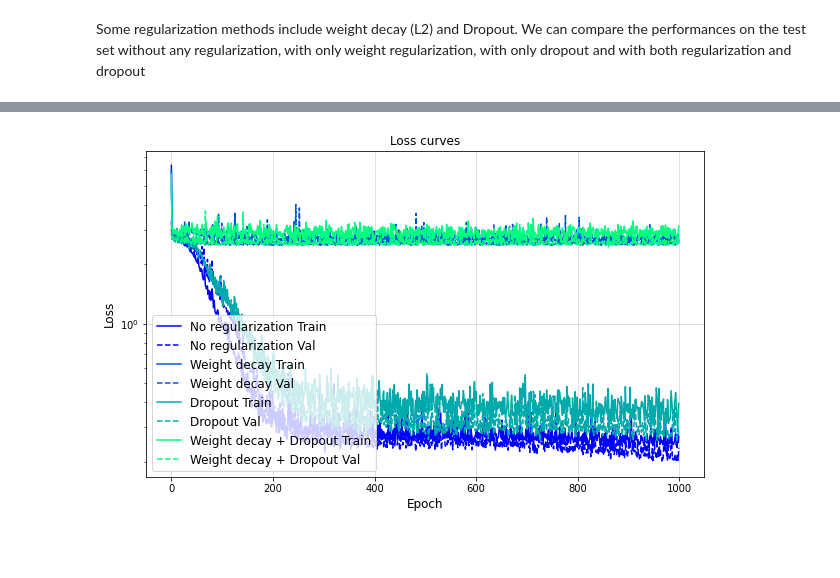
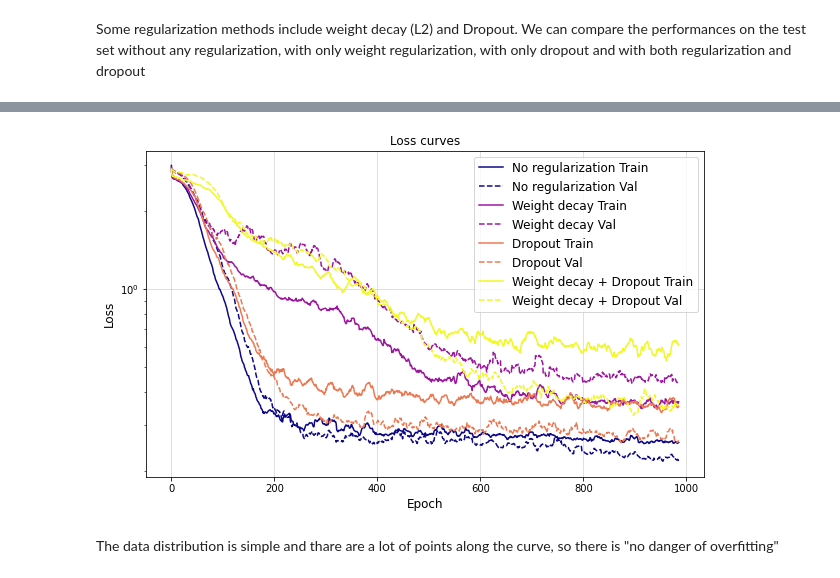
Before and after one commit to rossetl/NNDL, a Jupyter notebook: Homework 1/Homework1_Rosset_Lorenzo.ipynb, the cells around one changed output, grey strips where cells are left out. Saved outputs shown, nothing was run; the diff lists cells and outputs as text; code cells hidden in the pictures; blank space fills up the shorter version.

```diff
--- a/Homework 1/Homework1_Rosset_Lorenzo.ipynb
+++ b/Homework 1/Homework1_Rosset_Lorenzo.ipynb
@@ -458,7 +448,7 @@ class Net_reg(nn.Module):
         self.fc1 = nn.Linear(in_features=Ni, out_features=Nh1)
         self.fc2 = nn.Linear(in_features=Nh1, out_features=Nh2)
         self.out = nn.Linear(in_features=Nh2, out_features=No)
-        self.dropout = nn.Dropout(p=0.25)
+        self.dropout = nn.Dropout(p=0.2)
         self.act = nn.Sigmoid()
 
     def forward(self, x, additional_out=False):
@@ -520,7 +510,7 @@ net2 = Net(Ni, Nh1, Nh2, No)
 net2.to(device)
 
 # Define the optimizer
-optimizer = optim.Adam(net2.parameters(), lr=1e-3, weight_decay=0.25)
+optimizer = optim.Adam(net2.parameters(), lr=1e-3, weight_decay=0.002)
 
 ### Training loop
 num_epochs = 1000
@@ -596,7 +586,7 @@ net4 = Net_reg(Ni, Nh1, Nh2, No)
 net4.to(device)
 
 # Define the optimizer
-optimizer = optim.Adam(net4.parameters(), lr=1e-3, weight_decay=0.25)
+optimizer = optim.Adam(net4.parameters(), lr=1e-3, weight_decay=0.002)
 
 ### Training loop
 num_epochs = 1000
@@ -632,21 +622,26 @@ Epoch 999, train loss: 3.128, test loss: 2.540
 # %%
+def sliding_average(arr, l):
+    return np.convolve(arr, np.ones(l)/l, mode='valid')
+
 # Visualization of training curves
-train_loss_logs = [train_loss_log1, train_loss_log2, train_loss_log3, train_loss_log4]
-test_loss_logs = [test_loss_log1, test_loss_log2, test_loss_log3, test_loss_log4]
+train_loss_logs = [sliding_average(arr, 15) for arr in [train_loss_log1, train_loss_log2, train_loss_log3, train_loss_log4]]
+test_loss_logs = [sliding_average(arr, 15) for arr in [test_loss_log1, test_loss_log2, test_loss_log3, test_loss_log4]]
 labels = ['No regularization', 'Weight decay', 'Dropout', 'Weight decay + Dropout']
 
-colors = cm.get_cmap('winter', 4)
+colors = cm.get_cmap('plasma', 4)
 plt.figure(figsize=(10,6))
 plt.xlabel('Epoch', size=12)
 plt.ylabel('Loss', size=12)
 plt.title('Loss curves', size=12)
 plt.grid(alpha=0.5)
 plt.yscale('log')
 
 for i, (train_curve, test_curve, label) in enumerate(zip(train_loss_logs, test_loss_logs, labels)):
     plt.plot(train_curve, c=colors(i), label=label + ' Train')
     plt.plot(test_curve, c=colors(i), ls='--', label=label + ' Val')
 
 plt.legend(fontsize='12');
 # %% [output]
-[figure, old version]
+[figure, new version]
+# %% [markdown]
+The data distribution is simple and thare are a lot of points along the curve, so there is "no danger of overfitting"
```
Also changed, not shown: parts of 5 cells of this notebook.
